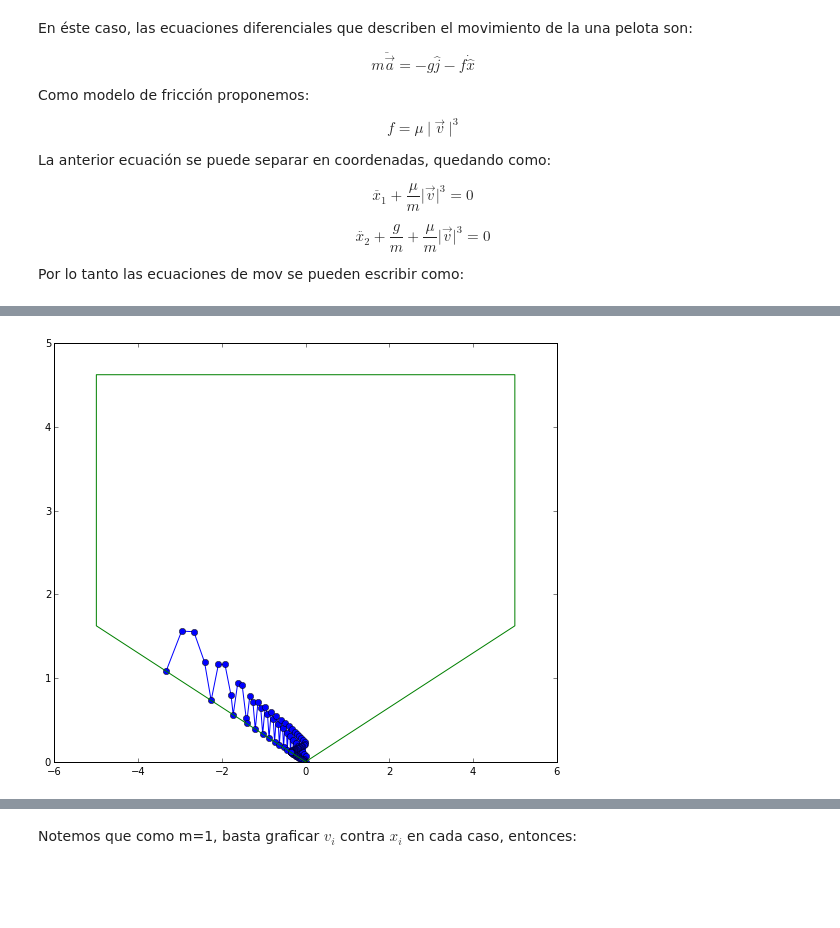
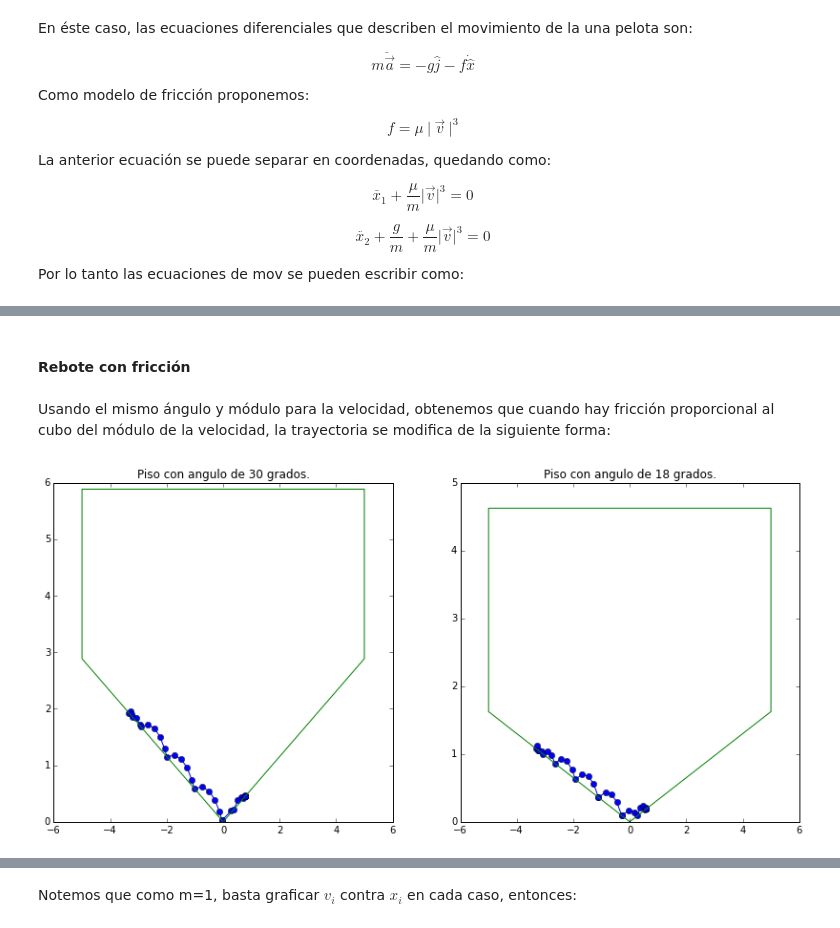
Before and after one commit to Erandii/Tareas, a Jupyter notebook: Tareas/TAREA-EXAMEN.1/Pregunta_3.ipynb, the cells around one changed output, grey strips where cells are left out. Drawn from its saved outputs; the diff is of its cells as text; code cells hidden in the pictures; blank space fills up the shorter version.

```diff
--- a/Tareas/TAREA-EXAMEN.1/Pregunta_3.ipynb
+++ b/Tareas/TAREA-EXAMEN.1/Pregunta_3.ipynb
@@ -325,28 +270,8 @@ show()
-# %%
-#Condiciones iniciales
-
-#angulo del piso
-angulo=alpha2
-#angulo de la velocidad:
-a=pi/3
-#modulo de la velocidad
-r=7
-#posición
-x,y=-5+5./3,tan(angulo)*(5-(5./3))
-#velocidad
-x_v,y_v=r*cos(a),r*sin(a)
-#coeficiente de fricción
-mu=0.2
-
-pto_ini=[x,y,x_v,y_v]
-
-fig = figure(figsize=(9,7.5))
-trayectoria_f=trayec_f(ec_mov_f,pto_ini,angulo,mu)
-plot(trayectoria_f[:,0],trayectoria_f[:,1],'o-')
-#La caja
-caja_x = [0,5,5,-5,-5,0]
-caja_y = [0,5*tan(angulo),5*tan(angulo)+3,5*tan(angulo)+3,5*tan(angulo),0]
-plot(caja_x,caja_y)
-show()
-# %% [output]
-[figure, removed]
+# %% [markdown]
+#### Rebote con fricción
+# %% [markdown]
+Usando el mismo ángulo y módulo para la velocidad, obtenemos que cuando hay fricción proporcional al cubo del módulo de la velocidad, la trayectoria se modifica de la siguiente forma:
+# %%
+grafica(ec_mov_f,[alpha1,alpha2],pi/3,1)
+# %% [output]
+[figure, added]
```
Also changed, not shown: parts of 39 cells of this notebook, 2 other files.
